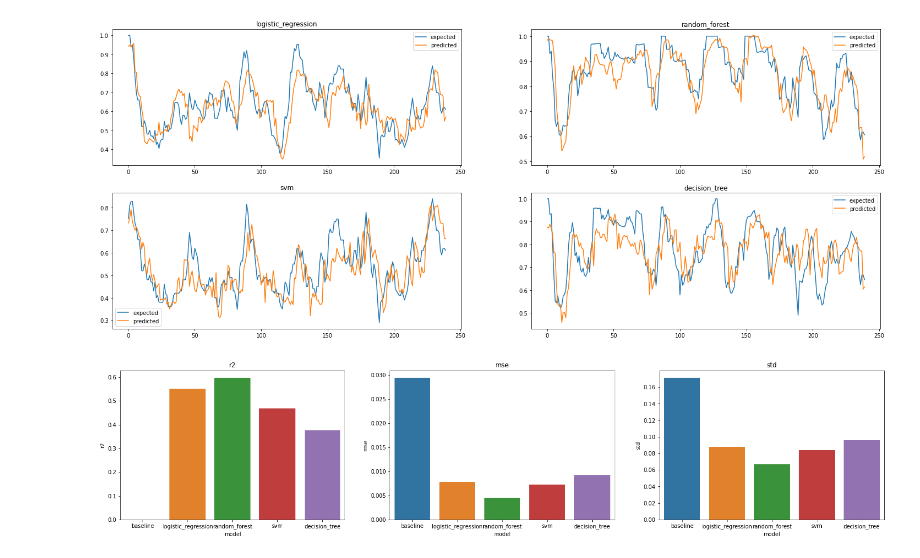
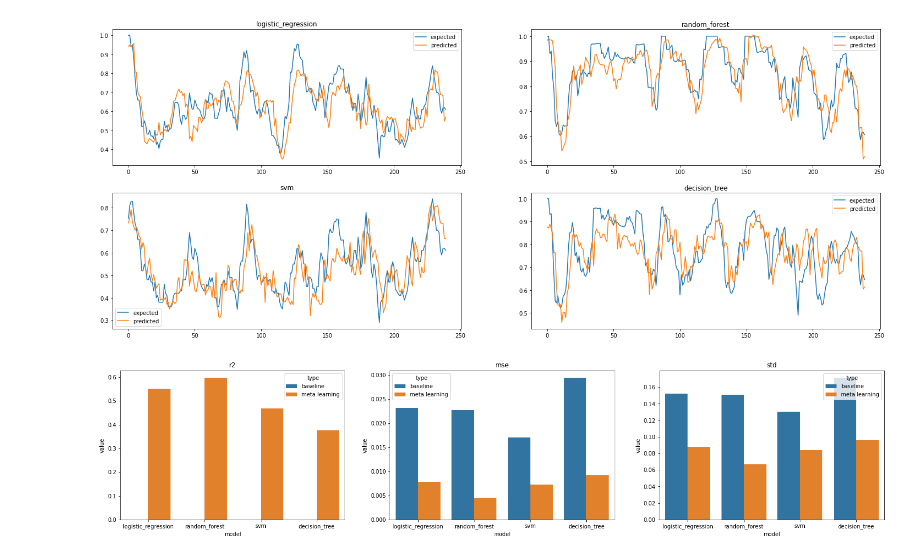
Before and after one commit to feamelo/drift-meta-learning, a Jupyter notebook: src/performance_predictor.ipynb, the cells around one changed output. Cells and saved outputs as stored; diff of their text form; code cells hidden in the pictures.

Commit message:
different base models performance visualization fix

```diff
--- a/src/performance_predictor.ipynb
+++ b/src/performance_predictor.ipynb
@@ -229,15 +229,15 @@ for model in MODEL_LIST:
 # BASELINE
 results = []
 
-metric = learner.meta_label_metric
 
-# for metric in performance.clf_metrics:
-y_true = learner.meta_base[metric]
-y_pred = [np.mean(y_true)] * len(y_true)
-r2 = performance.evaluate(y_true, y_pred, 'r2')
-mse = performance.evaluate(y_true, y_pred, 'mse')
-std = performance.evaluate(y_true, y_pred, 'std')
-results.append({'r2': r2, 'mse': mse, 'std': std, 'model': 'baseline'})
+for model_name, learner in learners.items():
+    metric = learner.meta_label_metric
+    y_true = learner.meta_base[metric]
+    y_pred = [np.mean(y_true)] * len(y_true)
+    r2 = performance.evaluate(y_true, y_pred, 'r2')
+    mse = performance.evaluate(y_true, y_pred, 'mse')
+    std = performance.evaluate(y_true, y_pred, 'std')
+    results.append({'r2': r2, 'mse': mse, 'std': std, 'model': model_name, 'type': 'baseline'})
 
 pd.DataFrame(results)
 # %% [output]
@@ -260,17 +263,20 @@ for model_name, learner in learners.items():
     model_dict[model_name] = learner.meta_model.model
     idx += 1
 
-    result = {**result, **{'model': model_name}}
+    result = {**result, **{'model': model_name, 'type': 'meta learning'}}
     results.append(result)
 # %% [output]
 [figure]
 # %%
 results_models = pd.DataFrame(results)
 fig = plt.figure(figsize=(25, 5))
 
-for idx, col in enumerate(['r2', 'mse', 'std']):
+df_plot = pd.melt(results_models, id_vars=['model', 'type'], value_vars=performance.reg_metrics)
+
+for idx, metric in enumerate(performance.reg_metrics):
     plt.subplot(1, 3, idx + 1)
-    sns.barplot(x="model", y=col, data=results_models)
-    plt.title(col)
+    this_metric = df_plot[df_plot['variable'] == metric]
+    sns.barplot(x="model", y='value', hue='type', data=this_metric)
+    plt.title(metric)
 # %% [output]
-[figure, old version]
+[figure, new version]
```
Also changed, not shown: parts of 1 cell of this notebook.
